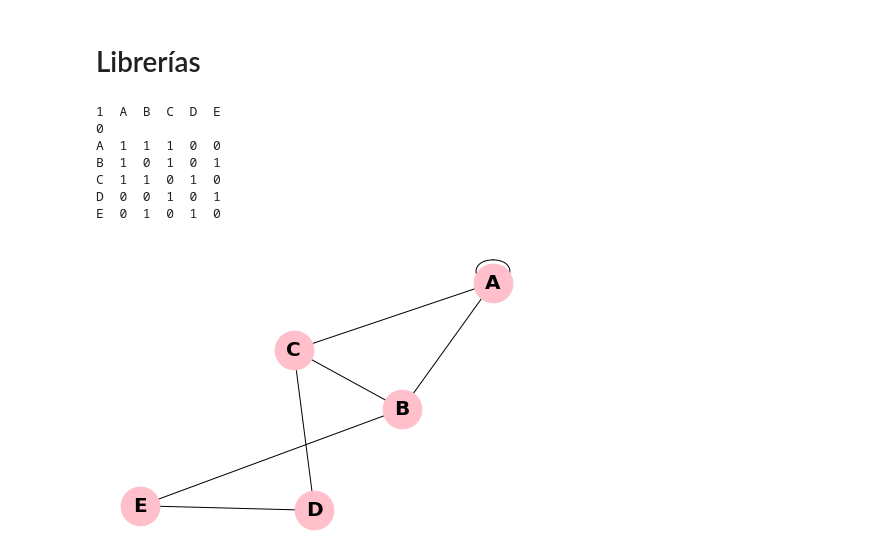
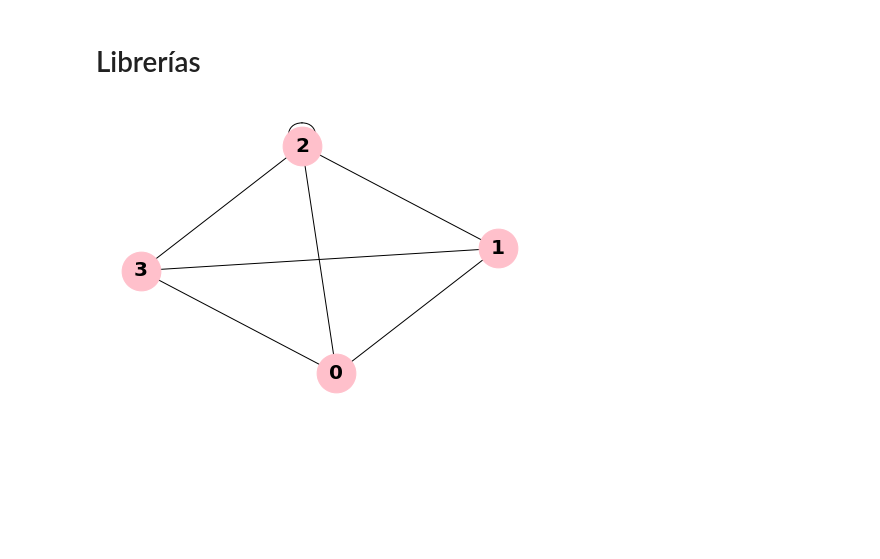
Before and after one commit to AndreaJCharlesSantos/Grafos, a Jupyter notebook: lenguajes-y-automatas-unidad-1-AndreaJCharlesSantos/AdjacencyMatrixStructure.ipynb, the cells around one changed output. Drawn from its saved outputs; the diff is of its cells as text; code cells hidden in the pictures; blank space fills up the shorter version.

```diff
--- a/lenguajes-y-automatas-unidad-1-AndreaJCharlesSantos/AdjacencyMatrixStructure.ipynb
+++ b/lenguajes-y-automatas-unidad-1-AndreaJCharlesSantos/AdjacencyMatrixStructure.ipynb
@@ -27,29 +13,10 @@ def ImprimirGrafo(G):
-# %%
-g = {
-'A': ['A', 'B', 'C'],
-'B': ['A', 'C', 'E'],
-'C': ['A', 'B', 'D'],
-'D': ['C','E'],
-'E': ['B','D']
-}
-
-node_list = ['A', 'B', 'C', 'D', 'E']
-Grafo = nx.Graph()
-Grafo.add_nodes_from(node_list)
-g = {k: [v.strip() for v in vs] for k, vs in g.items()}
-edges = [(a, b) for a, bs in g.items() for b in bs]
-df = pd.DataFrame(edges)
-adj_matrix = pd.crosstab(df[0], df[1])
-Grafo = Edge(adj_matrix)
-
-ImprimirGrafo(Grafo)
-print(adj_matrix)
-# %% [output]
-1  A  B  C  D  E
-0
-A  1  1  1  0  0
-B  1  0  1  0  1
-C  1  1  0  1  0
-D  0  0  1  0  1
-E  0  1  0  1  0
-[figure, removed]
+# %%
+Adj_m = np.matrix([[0, 1, 1, 1],
+                   [1, 0, 1, 1],
+                   [1, 1, 1, 1],
+                   [1, 1, 1, 0],])
+Grafo = nx.from_numpy_matrix(Adj_m)
+
+nx.draw(Grafo, with_labels=True, font_weight='bold', node_size=1500, node_color='pink', font_size=20)
+# %% [output]
+[figure, added]
```
Also changed, not shown: parts of 1 cell of this notebook, 1 other file.
